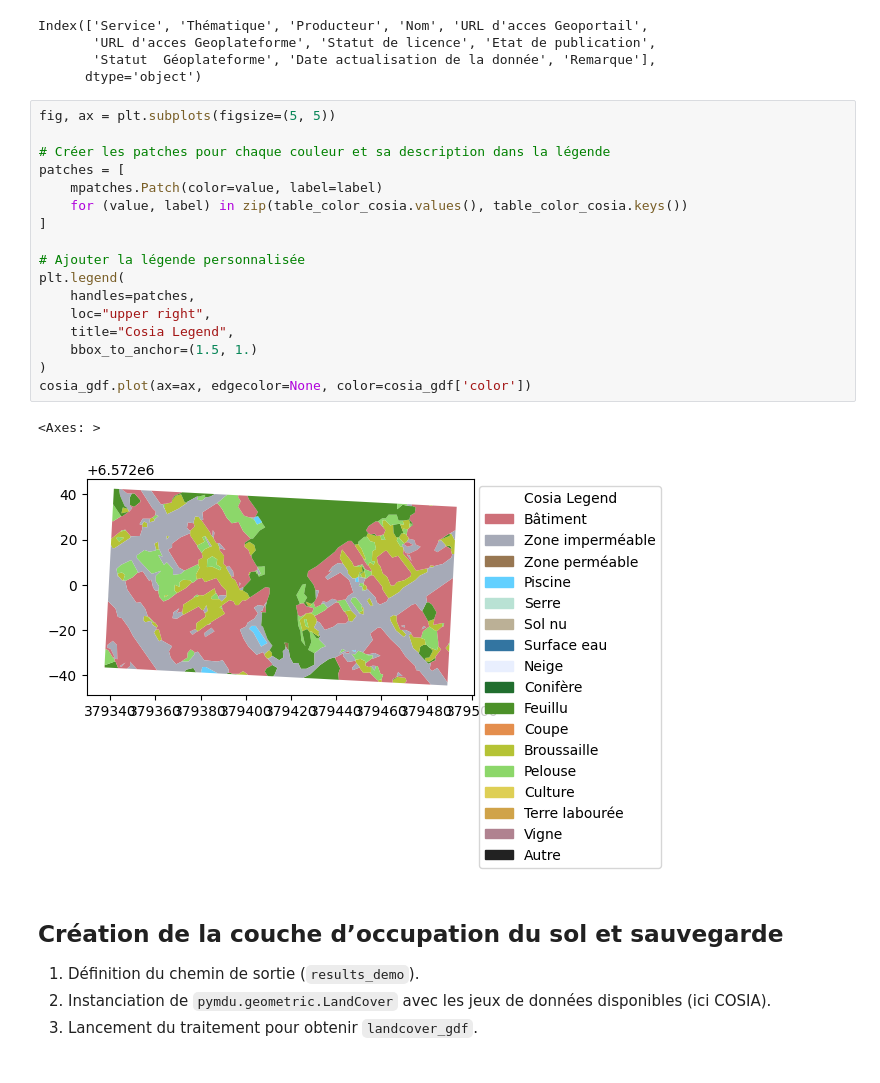
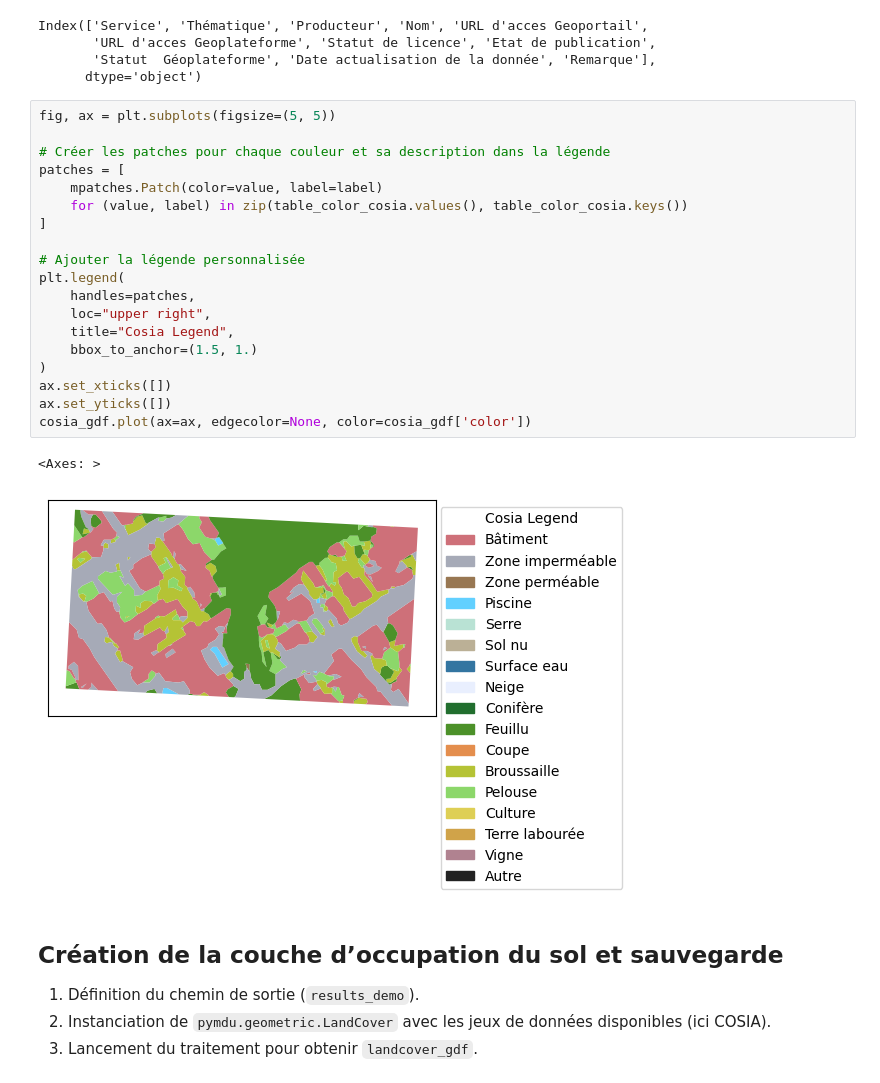
Before and after one commit to rupeelab17/pymdu, a Jupyter notebook: Demo_PyMDU_Atelier.ipynb, the cells around one changed output. Drawn from its saved outputs; the diff is of its cells as text.

```diff
--- a/Demo_PyMDU_Atelier.ipynb
+++ b/Demo_PyMDU_Atelier.ipynb
@@ -199,23 +199,25 @@ Index(['Service', 'Thématique', 'Producteur', 'Nom', 'URL d'acces Geoportail',
 # %%
 fig, ax = plt.subplots(figsize=(5, 5))
 
 # Créer les patches pour chaque couleur et sa description dans la légende
 patches = [
     mpatches.Patch(color=value, label=label)
     for (value, label) in zip(table_color_cosia.values(), table_color_cosia.keys())
 ]
 
 # Ajouter la légende personnalisée
 plt.legend(
     handles=patches,
     loc="upper right",
     title="Cosia Legend",
     bbox_to_anchor=(1.5, 1.)
 )
+ax.set_xticks([])
+ax.set_yticks([])
 cosia_gdf.plot(ax=ax, edgecolor=None, color=cosia_gdf['color'])
 # %% [output]
 <Axes: >
-[figure, old version]
+[figure, new version]
 # %% [markdown]
 ## Création de la couche d’occupation du sol et sauvegarde
 
```
Also changed, not shown: parts of 10 cells of this notebook.
